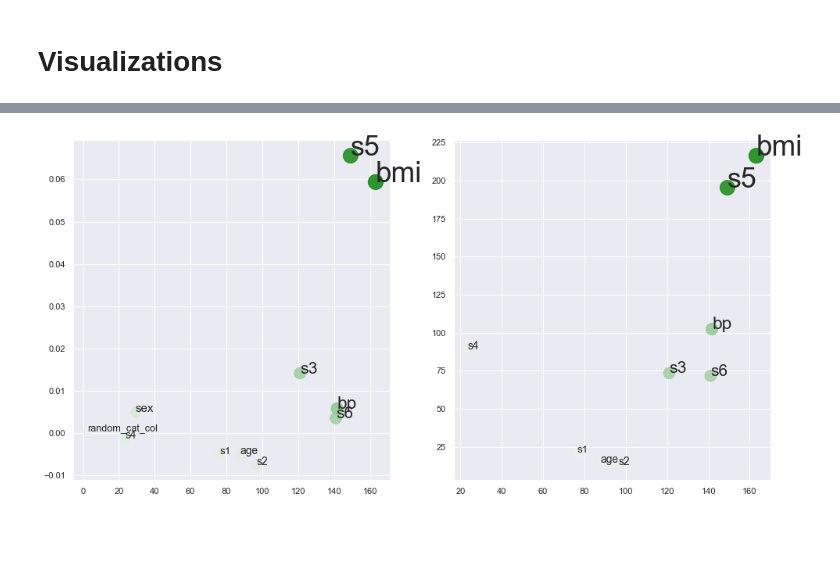
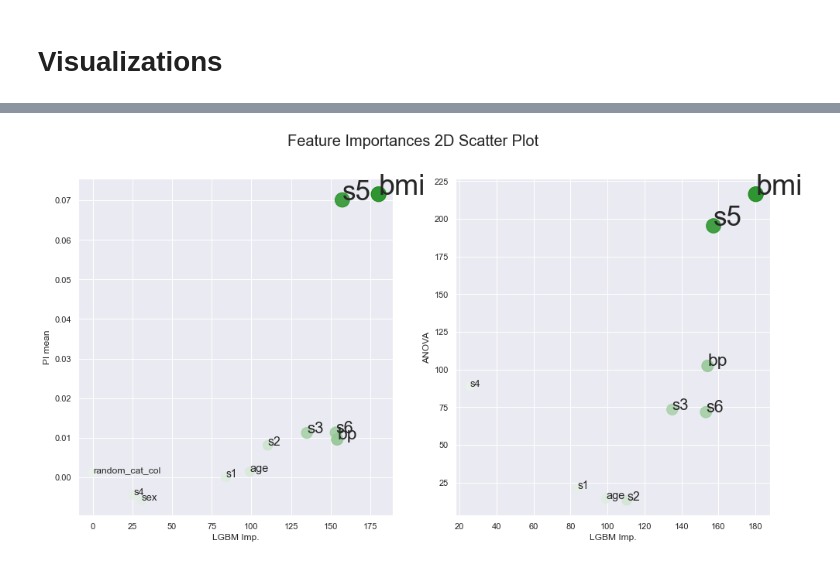
Before and after one commit to Hasan-Basri-Akcay/featimp, a Jupyter notebook: featimp_demo.ipynb, the cells around one changed output, grey strips where cells are left out. Drawn from its saved outputs; the diff is of its cells as text; code cells hidden in the pictures; blank space fills up the shorter version.

```diff
--- a/featimp_demo.ipynb
+++ b/featimp_demo.ipynb
@@ -439,18 +444,5 @@ fi_df.style.background_gradient(cmap=cm)
-# %%
-fi_df_droptt = fi_df.drop('TT (Sec)', axis=0)
-lgbm_imp = fi_df_droptt['LGBM Imp.']
-pi_imp = fi_df_droptt['PI mean']
-anova_imp = fi_df_droptt['ANOVA']
-rank = fi_df_droptt['Rank']
-features = fi_df_droptt.index
-
-fig, axes = plt.subplots(1, 2, figsize=(16, 8))
-axes[0].scatter(lgbm_imp, pi_imp, s=(rank+1)*200, c=rank, alpha=0.8, cmap=cm)
-axes[1].scatter(lgbm_imp, anova_imp, s=(rank+1)*200, c=rank, alpha=0.8, cmap=cm)
-
-for i in range(fi_df_droptt.shape[0]):
-    axes[0].annotate(features[i], (lgbm_imp[i], pi_imp[i]), fontsize=(rank[i]+1)*20)
-for i in range(fi_df_droptt.shape[0]):
-    axes[1].annotate(features[i], (lgbm_imp[i], anova_imp[i]), fontsize=(rank[i]+1)*20)
-# %% [output]
-[figure, removed]
+# %%
+fig = get_fi_plots(fi_df, x=['LGBM Imp.', 'LGBM Imp.'], y=['PI mean', 'ANOVA'])
+fig.savefig('outputs/feature_importances_2d.png')
+# %% [output]
+[figure, added]
```
Also changed, not shown: parts of 22 cells of this notebook, 6 other files.
